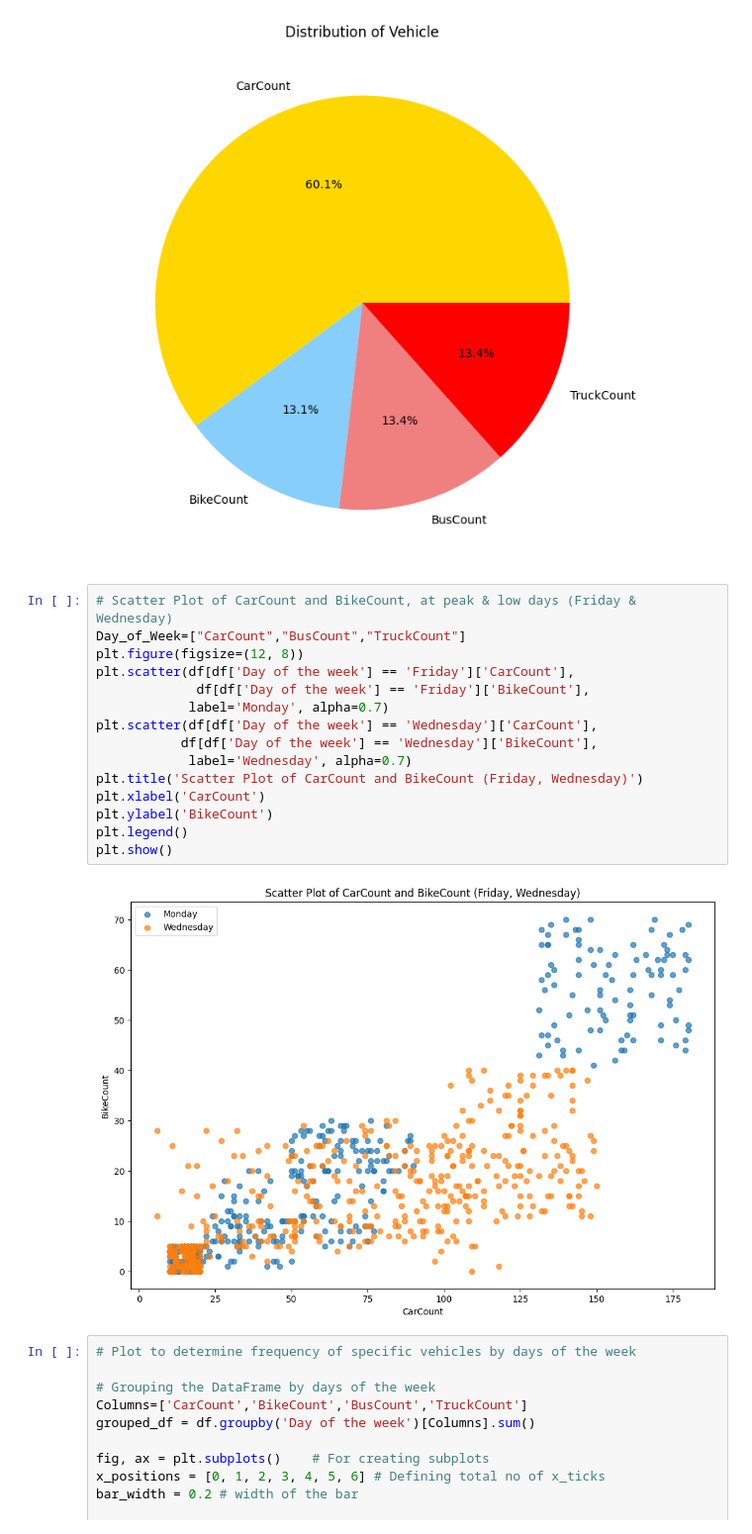
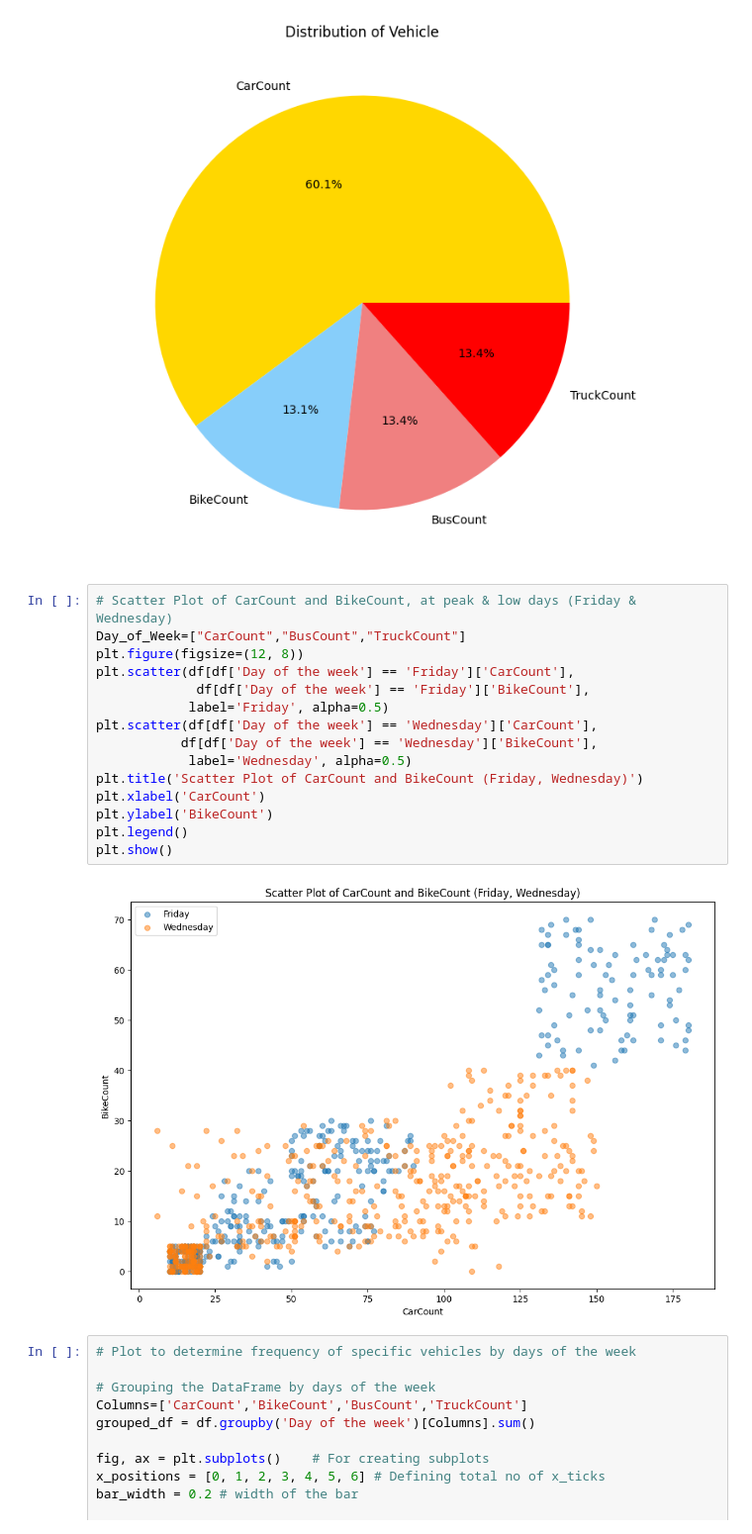
Before and after one commit to Prakash-Kushwaha/DAV-Project, a Jupyter notebook: main.ipynb, the cells around one changed output. Shown at 99% size. Drawn from its saved outputs; the diff is of its cells as text.

Commit message:
fixed wrong label name & changed alpha to 0.5

```diff
--- a/main.ipynb
+++ b/main.ipynb
@@ -221,20 +221,20 @@ plt.show()
 # %%
 # Scatter Plot of CarCount and BikeCount, at peak & low days (Friday & Wednesday)
 Day_of_Week=["CarCount","BusCount","TruckCount"]
 plt.figure(figsize=(12, 8))
 plt.scatter(df[df['Day of the week'] == 'Friday']['CarCount'],
              df[df['Day of the week'] == 'Friday']['BikeCount'],
-            label='Monday', alpha=0.7)
+            label='Friday', alpha=0.5)
 plt.scatter(df[df['Day of the week'] == 'Wednesday']['CarCount'],
            df[df['Day of the week'] == 'Wednesday']['BikeCount'],
-            label='Wednesday', alpha=0.7)
+            label='Wednesday', alpha=0.5)
 plt.title('Scatter Plot of CarCount and BikeCount (Friday, Wednesday)')
 plt.xlabel('CarCount')
 plt.ylabel('BikeCount')
 plt.legend()
 plt.show()
 # %% [output]
-[figure, old version]
+[figure, new version]
 # %%
 # Plot to determine frequency of specific vehicles by days of the week
 
```
